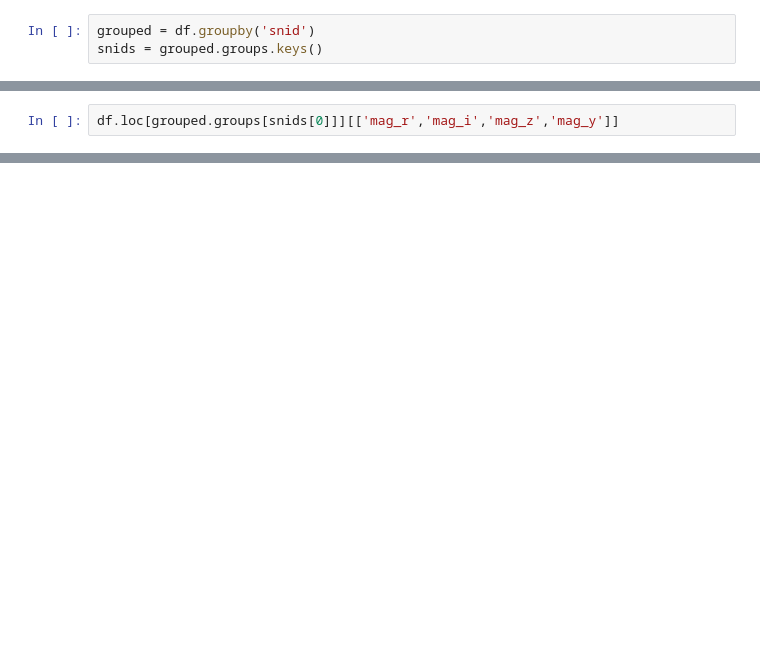
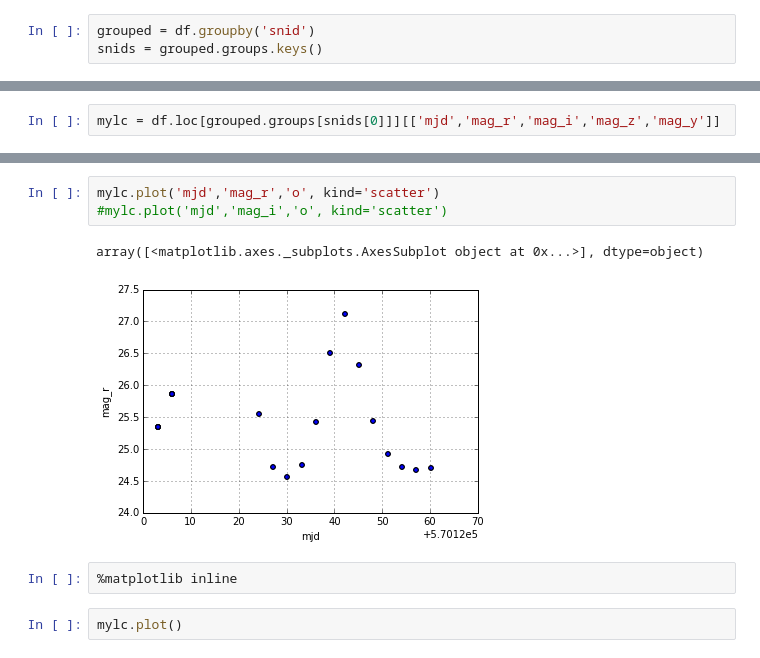
Before and after one commit to rbiswas4/scratch, a Jupyter notebook: pandas/pandas_sql.ipynb, the cells around one changed output, grey strips where cells are left out. Drawn from its saved outputs; the diff is of its cells as text; blank space fills up the shorter version.

Commit message:
- Copied over a larger database to illustrate the functionality. - Incuded pandas scatter plots

```diff
--- a/pandas/pandas_sql.ipynb
+++ b/pandas/pandas_sql.ipynb
@@ -35,2 +54,2 @@ grouped.groups[snids[0]]
 # %%
-df.loc[grouped.groups[snids[0]]][['mag_r','mag_i','mag_z','mag_y']]
+mylc = df.loc[grouped.groups[snids[0]]][['mjd','mag_r','mag_i','mag_z','mag_y']]
@@ -40,0 +106,10 @@ df.loc[grouped.groups[snids[0]]][['mag_r','mag_i','mag_z','mag_y']]
+# %%
+mylc.plot('mjd','mag_r','o', kind='scatter')
+#mylc.plot('mjd','mag_i','o', kind='scatter')
+# %% [output]
+array([<matplotlib.axes._subplots.AxesSubplot object at 0x...>], dtype=object)
+[figure, added]
+# %%
+%matplotlib inline
+# %%
+mylc.plot()
```
Also changed, not shown: parts of 10 cells of this notebook, 1 other file.
